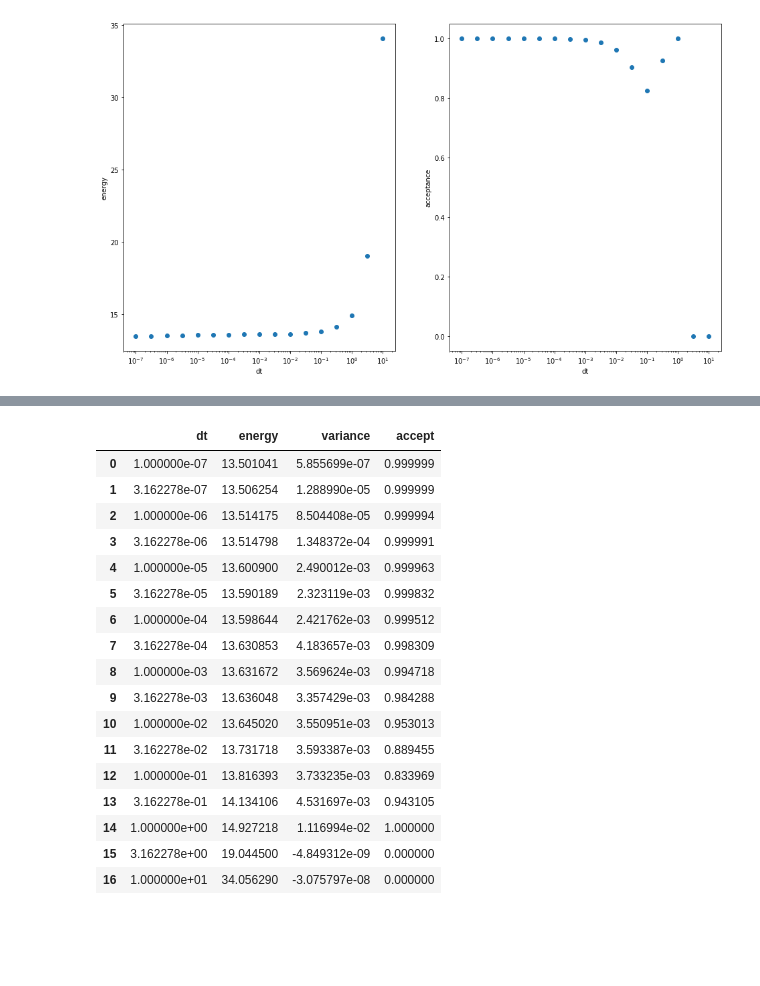
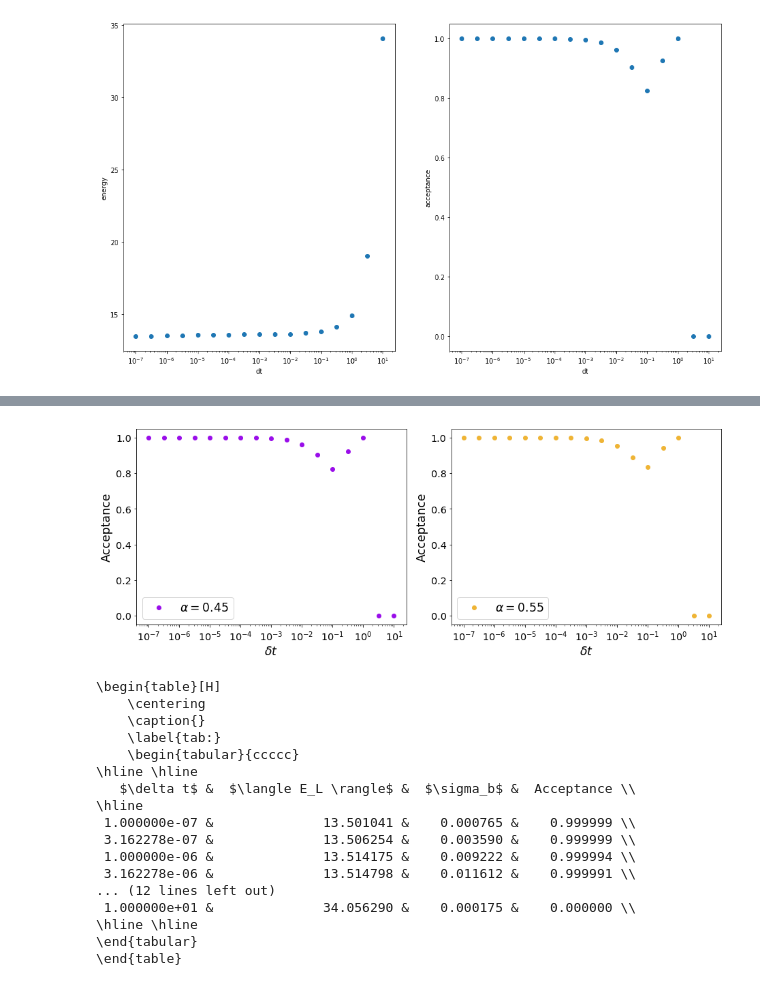
Before and after one commit to fridafu/FYS4411, a Jupyter notebook: results/Blocking.ipynb, the cells around one changed output, grey strips where cells are left out. Drawn from its saved outputs; the diff is of its cells as text; code cells hidden in the pictures; blank space fills up the shorter version.

```diff
--- a/results/Blocking.ipynb
+++ b/results/Blocking.ipynb
@@ -179,21 +162,14 @@ block045
-# %%
-block055
-# %% [output]
-|  | dt | energy | variance | accept |
-| 0 | 1.000000e-07 | 13.501041 | 5.855699e-07 | 0.999999 |
-| 1 | 3.162278e-07 | 13.506254 | 1.288990e-05 | 0.999999 |
-| 2 | 1.000000e-06 | 13.514175 | 8.504408e-05 | 0.999994 |
-| 3 | 3.162278e-06 | 13.514798 | 1.348372e-04 | 0.999991 |
-| 4 | 1.000000e-05 | 13.600900 | 2.490012e-03 | 0.999963 |
-| 5 | 3.162278e-05 | 13.590189 | 2.323119e-03 | 0.999832 |
-| 6 | 1.000000e-04 | 13.598644 | 2.421762e-03 | 0.999512 |
-| 7 | 3.162278e-04 | 13.630853 | 4.183657e-03 | 0.998309 |
-| 8 | 1.000000e-03 | 13.631672 | 3.569624e-03 | 0.994718 |
-| 9 | 3.162278e-03 | 13.636048 | 3.357429e-03 | 0.984288 |
-| 10 | 1.000000e-02 | 13.645020 | 3.550951e-03 | 0.953013 |
-| 11 | 3.162278e-02 | 13.731718 | 3.593387e-03 | 0.889455 |
-| 12 | 1.000000e-01 | 13.816393 | 3.733235e-03 | 0.833969 |
-| 13 | 3.162278e-01 | 14.134106 | 4.531697e-03 | 0.943105 |
-| 14 | 1.000000e+00 | 14.927218 | 1.116994e-02 | 1.000000 |
-| 15 | 3.162278e+00 | 19.044500 | -4.849312e-09 | 0.000000 |
-| 16 | 1.000000e+01 | 34.056290 | -3.075797e-08 | 0.000000 |
+# %%
+fig2, [ax3,ax4] = plt.subplots(1,2,figsize=[13,5])
+ax3.semilogx(block045.dt ,block045.accept, marker='o',linestyle=' ', label=r'$\alpha = 0.45$',color='xkcd:violet')
+ax4.semilogx(block055.dt ,block055.accept, marker='o',linestyle=' ', label=r'$\alpha = 0.55$',color='xkcd:macaroni and cheese')
+ax3.set_xlabel(r'$\delta t$')#,fontsize=15)
+ax4.set_xlabel(r'$\delta t$')#,fontsize=15)
+ax3.set_ylabel(r'Acceptance')#,fontsize=15)
+ax4.set_ylabel(r'Acceptance')#,fontsize=15)
+ax3.legend()
+ax4.legend()
+#ax3.labelsize(medium)
+fig2.tight_layout()
+# %% [output]
+[figure, added]
@@ -200,2 +204,22 @@ block055
+# %%
+print(latex(block055short,std_cols))
+# %% [output]
+\begin{table}[H]
+    \centering
+    \caption{}
+    \label{tab:}
+    \begin{tabular}{ccccc}
+\hline \hline
+   $\delta t$ &  $\langle E_L \rangle$ &  $\sigma_b$ &  Acceptance \\
+\hline
+ 1.000000e-07 &              13.501041 &    0.000765 &    0.999999 \\
+ 3.162278e-07 &              13.506254 &    0.003590 &    0.999999 \\
+ 1.000000e-06 &              13.514175 &    0.009222 &    0.999994 \\
+ 3.162278e-06 &              13.514798 &    0.011612 &    0.999991 \\
+... (12 lines left out)
+ 1.000000e+01 &              34.056290 &    0.000175 &    0.000000 \\
+\hline \hline
+\end{tabular}
+\end{table}
 # %%
 print((13*"{:.6f}\n").format(*np.logspace(-4,1,13)))
```
Also changed, not shown: parts of 15 cells of this notebook, 1 other file.
